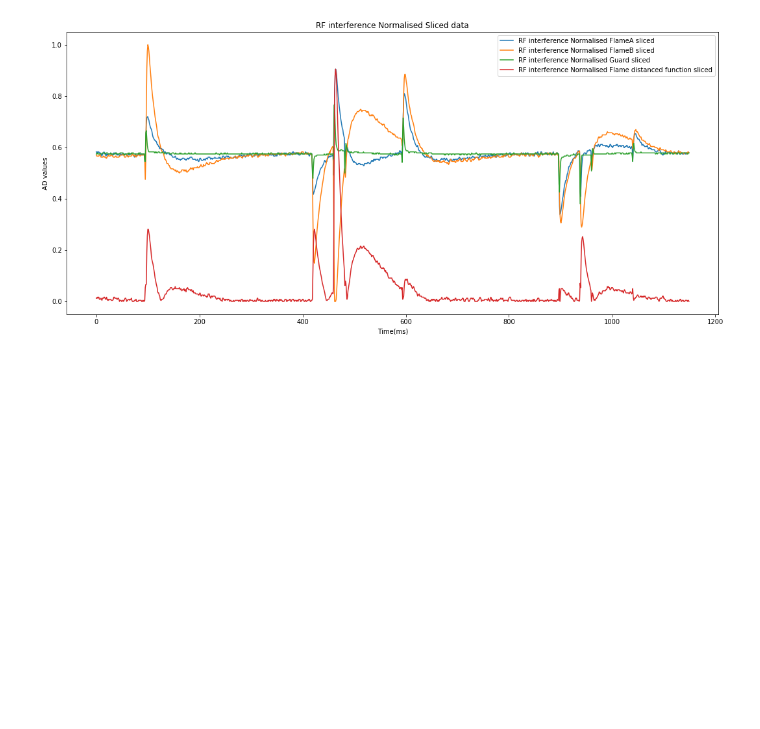
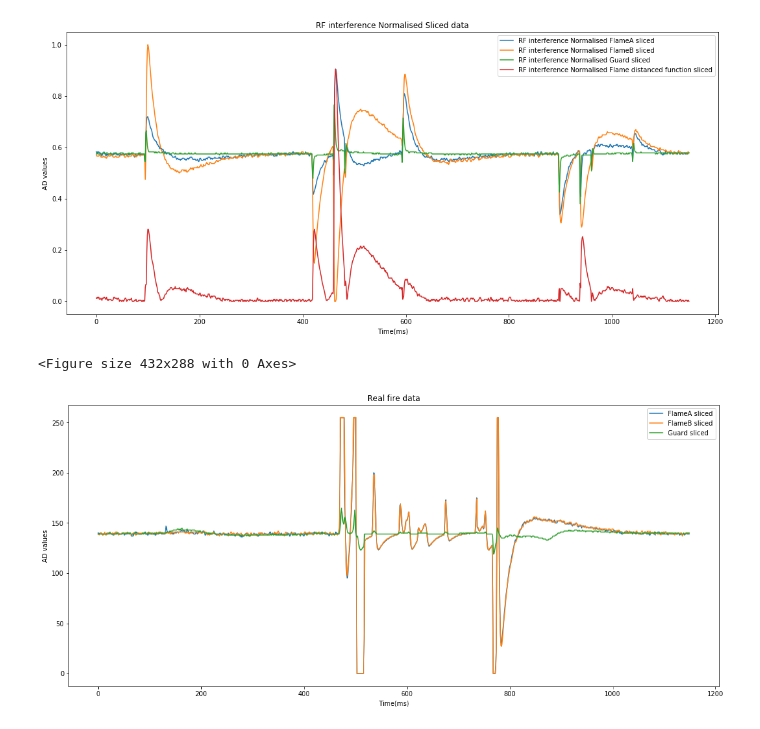
Before and after one commit to dsikar/msc-data-science, a Jupyter notebook: INM430/coursework/Filtering-Algorithms.ipynb, the cells around one changed output. Drawn from its saved outputs; the diff is of its cells as text; code cells hidden in the pictures; blank space fills up the shorter version.

```diff
--- a/INM430/coursework/Filtering-Algorithms.ipynb
+++ b/INM430/coursework/Filtering-Algorithms.ipynb
@@ -316,4 +324,26 @@ plt.show()
 [figure]
 # %%
 # Now we can use the distance function to decide when to smooth our signal, e.g., when distance function is above a
-# given threshold
+# given threshold. Well, not really. Ideally, as a means of comparison, we would like to look at the fire data distance
+# function
+FireArr = np.zeros((iFAlfd_sliced.size, 3))
+# %%
+# then we assign the data, using the same indexes as interference data, as slice is the same size
+FireArr[:,idxFa] = iFAlfd_sliced
+FireArr[:,idxFb] = iFBlfd_sliced
+FireArr[:,idxG] = iGlfd_sliced
+# then plot again to make sure plot looks the same
+# Now plot again to make sure we have not lots the plot
+plt.clf()
+plt.figure(figsize=(18,8))
+plt.plot(FireArr[:,idxFa], label='FlameA sliced')
+plt.plot(FireArr[:,idxFb], label='FlameB sliced')
+plt.plot(FireArr[:,idxG], label='Guard sliced')
+plt.xlabel('Time(ms)')
+plt.ylabel('AD values')
+plt.title("Real fire data")
+plt.legend()
+plt.show()
+# %% [output]
+<Figure size 432x288 with 0 Axes>
+[figure, added]
```
Also changed, not shown: parts of 12 cells of this notebook.
